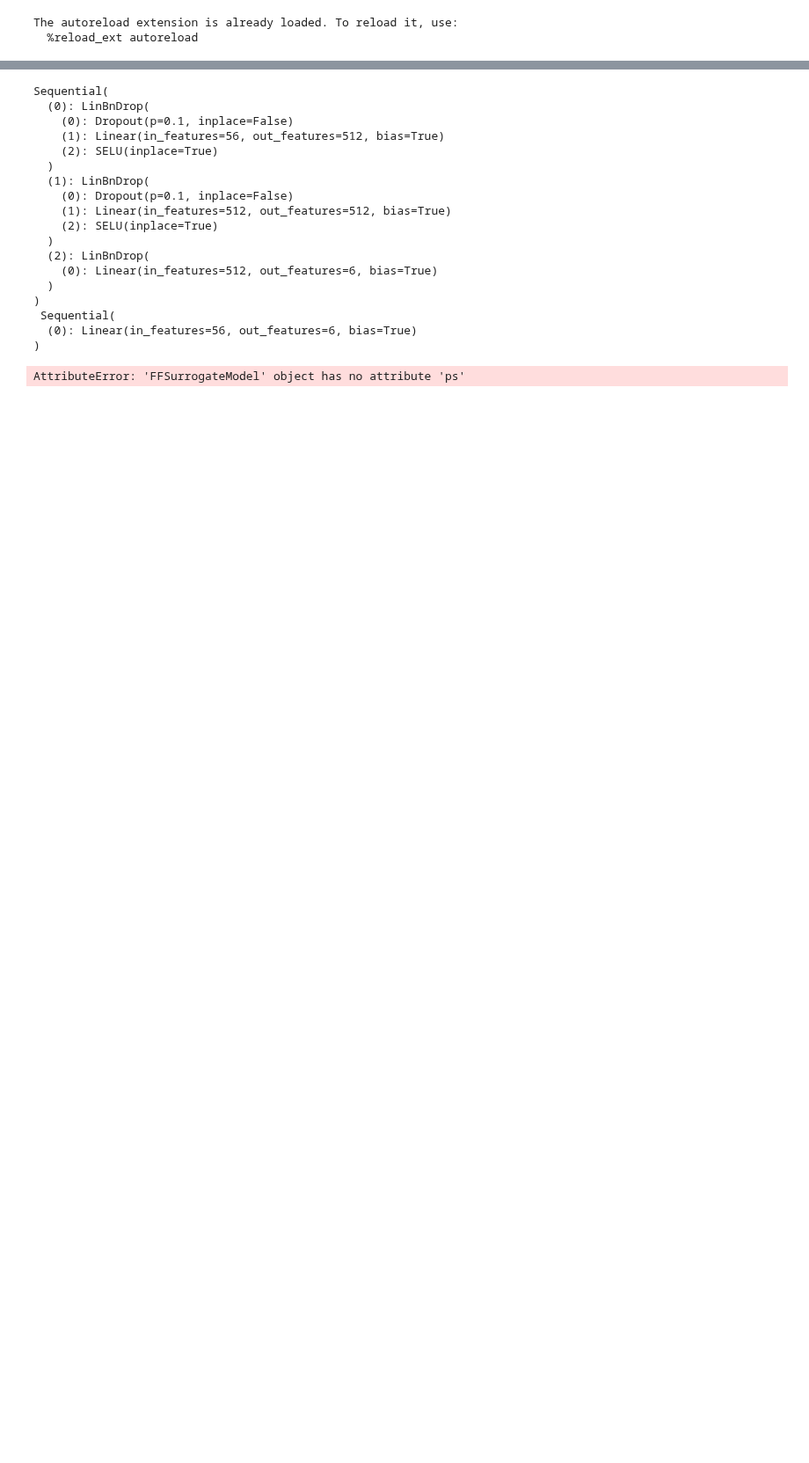
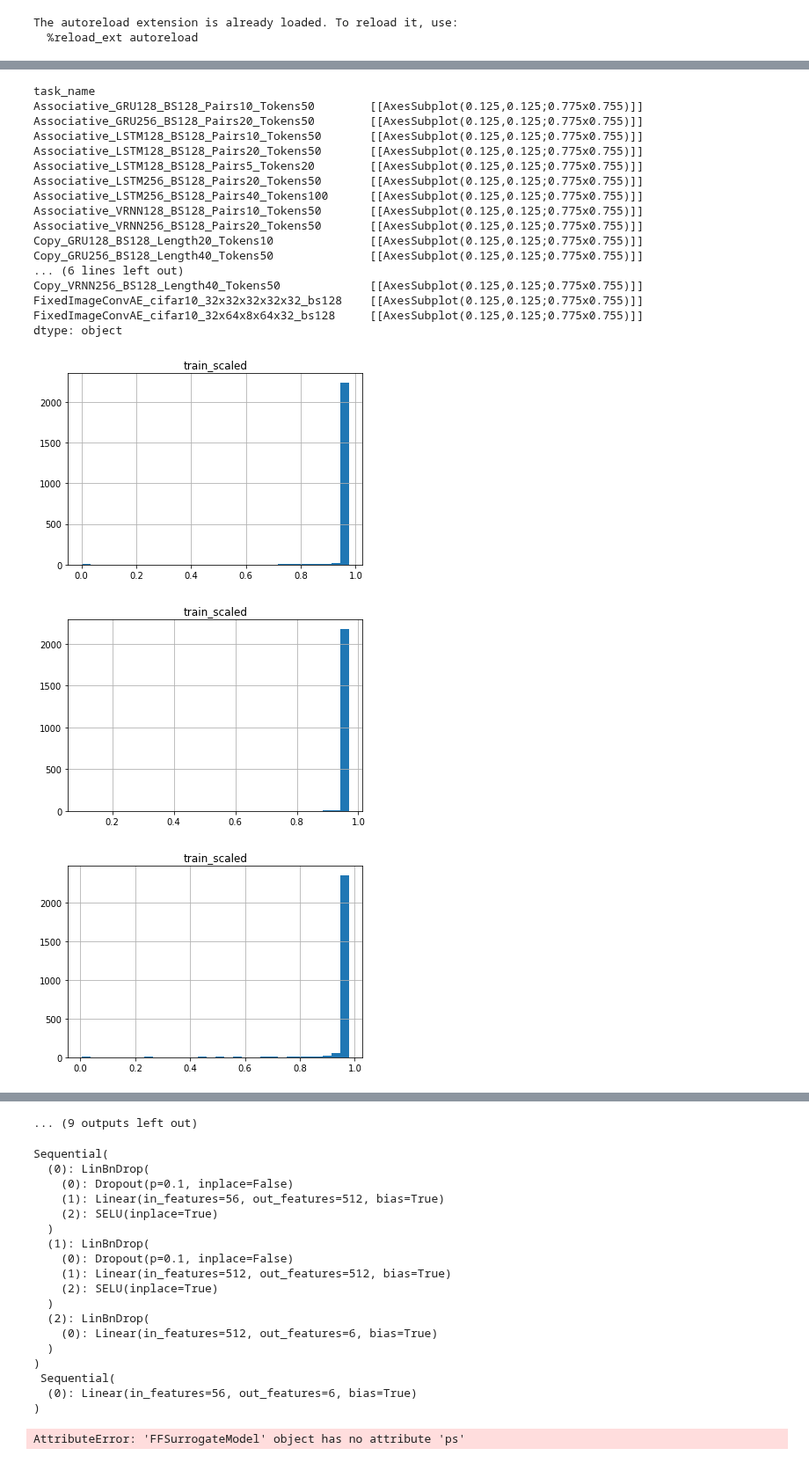
Before and after one commit to slds-lmu/yahpo_gym, a Jupyter notebook: yahpo_gym/notebooks/fit_surrogate.ipynb, the cells around one changed output, grey strips where cells are left out. Shown at 88% size. Drawn from its saved outputs; the diff is of its cells as text; code cells hidden in the pictures; blank space fills up the shorter version.

```diff
--- a/yahpo_gym/notebooks/fit_surrogate.ipynb
+++ b/yahpo_gym/notebooks/fit_surrogate.ipynb
@@ -1,3 +1,7 @@
+# %%
+def scale_negexp(x  q=.95):
+    x = x / np.quantile(x,q=)
+    return np.exp(-x)
 # %%
 %load_ext autoreload
 %autoreload 2
@@ -16,0 +50,24 @@ dls = dl_from_config(cc, bs=2048)
+# %%
+df['train_scaled'] = scale_negexp(df['train'])
+df[['train_scaled','task_name']].groupby('task_name').hist(bins=30)
+# %% [output]
+task_name
+Associative_GRU128_BS128_Pairs10_Tokens50        [[AxesSubplot(0.125,0.125;0.775x0.755)]]
+Associative_GRU256_BS128_Pairs20_Tokens50        [[AxesSubplot(0.125,0.125;0.775x0.755)]]
+Associative_LSTM128_BS128_Pairs10_Tokens50       [[AxesSubplot(0.125,0.125;0.775x0.755)]]
+Associative_LSTM128_BS128_Pairs20_Tokens50       [[AxesSubplot(0.125,0.125;0.775x0.755)]]
+Associative_LSTM128_BS128_Pairs5_Tokens20        [[AxesSubplot(0.125,0.125;0.775x0.755)]]
+Associative_LSTM256_BS128_Pairs20_Tokens50       [[AxesSubplot(0.125,0.125;0.775x0.755)]]
+Associative_LSTM256_BS128_Pairs40_Tokens100      [[AxesSubplot(0.125,0.125;0.775x0.755)]]
+Associative_VRNN128_BS128_Pairs10_Tokens50       [[AxesSubplot(0.125,0.125;0.775x0.755)]]
+Associative_VRNN256_BS128_Pairs20_Tokens50       [[AxesSubplot(0.125,0.125;0.775x0.755)]]
+Copy_GRU128_BS128_Length20_Tokens10              [[AxesSubplot(0.125,0.125;0.775x0.755)]]
+Copy_GRU256_BS128_Length40_Tokens50              [[AxesSubplot(0.125,0.125;0.775x0.755)]]
+... (6 lines left out)
+Copy_VRNN256_BS128_Length40_Tokens50             [[AxesSubplot(0.125,0.125;0.775x0.755)]]
+FixedImageConvAE_cifar10_32x32x32x32x32_bs128    [[AxesSubplot(0.125,0.125;0.775x0.755)]]
+FixedImageConvAE_cifar10_32x64x8x64x32_bs128     [[AxesSubplot(0.125,0.125;0.775x0.755)]]
+dtype: object
+[figure, added]
+[figure, added]
+[figure, added]
@@ -17,3 +82,4 @@ dls = dl_from_config(cc, bs=2048)
+... (9 outputs left out)
 # %%
     # Transforms
     tfms = {}
```
Also changed, not shown: parts of 5 cells of this notebook, 6 other files.
